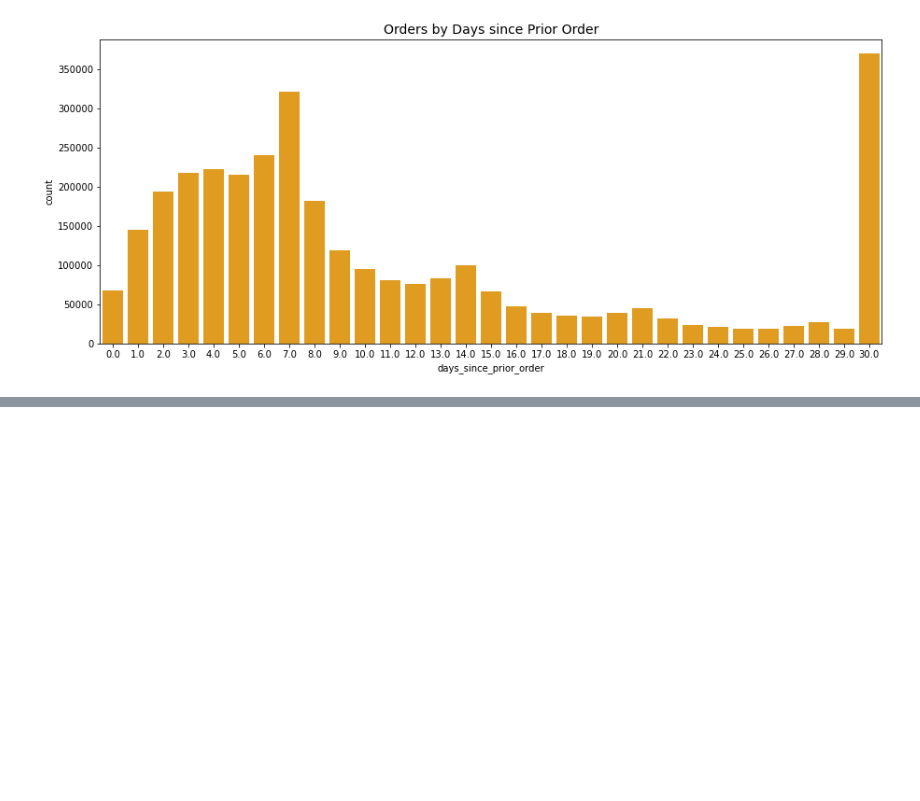
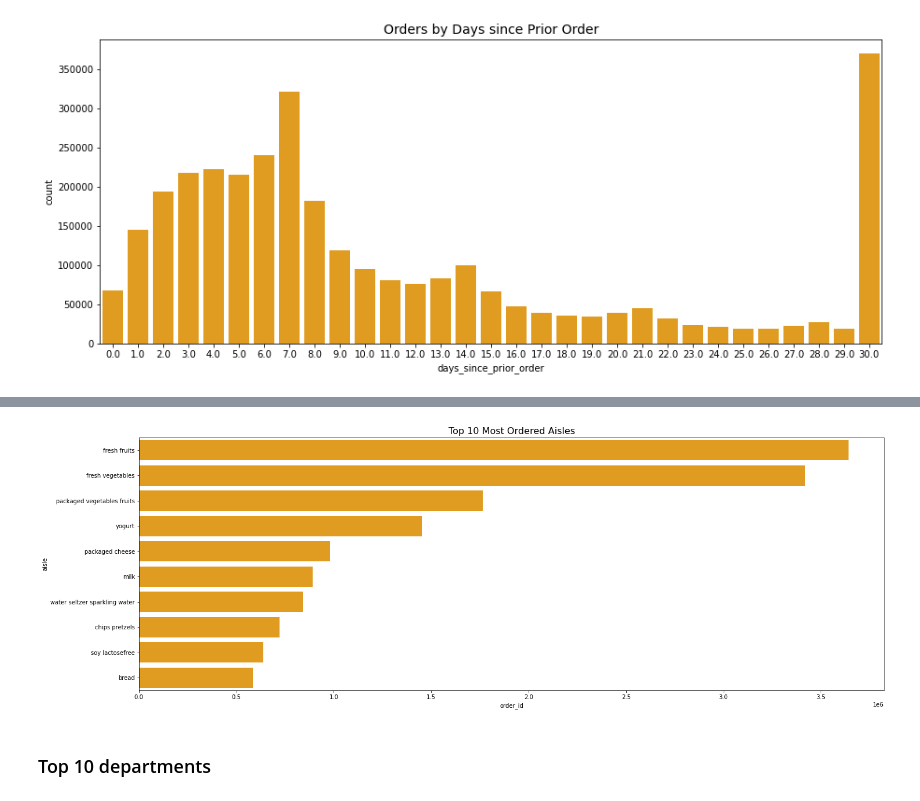
Before and after one commit to joriencaron/InstaCart_finalproject, a Jupyter notebook: EDA - InstaCart.ipynb, the cells around one changed output, grey strips where cells are left out. Saved outputs shown, nothing was run; the diff lists cells and outputs as text; code cells hidden in the pictures; blank space fills up the shorter version.

```diff
--- a/EDA - InstaCart.ipynb
+++ b/EDA - InstaCart.ipynb
@@ -254,0 +268,2 @@ all_orders.head()
+# %%
+all_orders = pd.merge(order_prior, all_orders, on='product_id', how='left')
@@ -254,0 +331,3 @@ all_orders.head()
+# %%
+popular_aisle = all_orders.groupby('aisle')['order_id'].aggregate('count').reset_index()
+popular_aisle =  popular_aisle.sort_values('order_id',ascending=False)
@@ -254,0 +350,7 @@ all_orders.head()
+# %%
+plt.figure(figsize=(23,8))
+sns.barplot(x=popular_aisle['order_id'], y=popular_aisle['aisle'][:10], color='orange')
+plt.title('Top 10 Most Ordered Aisles', fontsize=16)
+plt.show()
+# %% [output]
+[figure, added]
@@ -254,0 +362,2 @@ all_orders.head()
+# %% [markdown]
+### Top 10 departments
```
Also changed, not shown: parts of 45 cells of this notebook, 1 other file.
